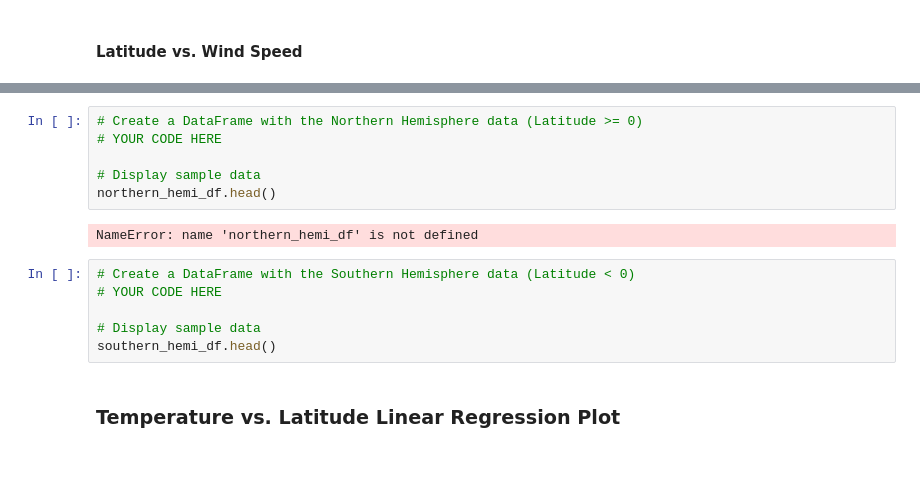
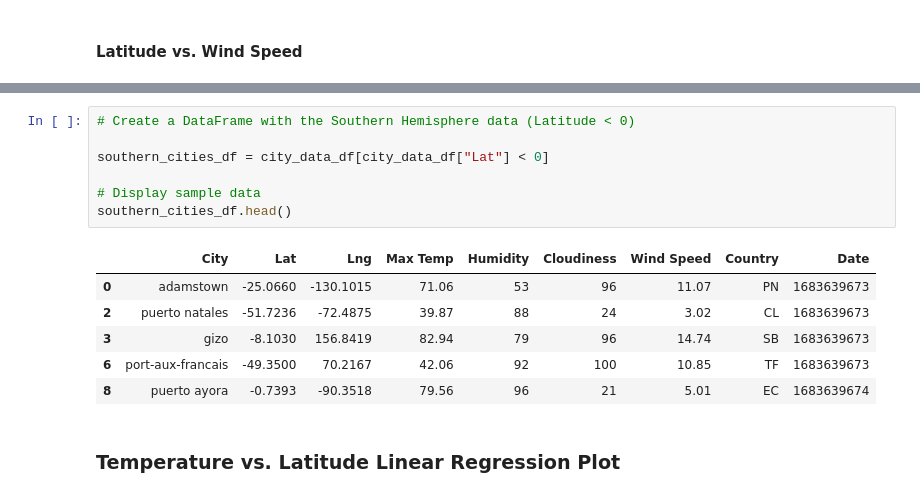
Before and after one commit to greberr09/python_api_challenge, a Jupyter notebook: WeatherPy/WeatherPy.ipynb, the cells around one changed output, grey strips where cells are left out. Saved outputs shown, nothing was run; the diff lists cells and outputs as text; blank space fills up the shorter version.

```diff
--- a/WeatherPy/WeatherPy.ipynb
+++ b/WeatherPy/WeatherPy.ipynb
@@ -394,17 +418,17 @@ plt.show()
 # %%
-# Create a DataFrame with the Northern Hemisphere data (Latitude >= 0)
-# YOUR CODE HERE
+# Create a DataFrame with the Southern Hemisphere data (Latitude < 0)
+
+southern_cities_df = city_data_df[city_data_df["Lat"] < 0]
 
 # Display sample data
-northern_hemi_df.head()
+southern_cities_df.head()
 # %% [output]
-NameError: name 'northern_hemi_df' is not defined
+|  | City | Lat | Lng | Max Temp | Humidity | Cloudiness | Wind Speed | Country | Date |
+| 0 | adamstown | -25.0660 | -130.1015 | 71.06 | 53 | 96 | 11.07 | PN | 1683639673 |
+| 2 | puerto natales | -51.7236 | -72.4875 | 39.87 | 88 | 24 | 3.02 | CL | 1683639673 |
+| 3 | gizo | -8.1030 | 156.8419 | 82.94 | 79 | 96 | 14.74 | SB | 1683639673 |
+| 6 | port-aux-francais | -49.3500 | 70.2167 | 42.06 | 92 | 100 | 10.85 | TF | 1683639673 |
+| 8 | puerto ayora | -0.7393 | -90.3518 | 79.56 | 96 | 21 | 5.01 | EC | 1683639674 |
-# %%
-# Create a DataFrame with the Southern Hemisphere data (Latitude < 0)
-# YOUR CODE HERE
-
-# Display sample data
-southern_hemi_df.head()
 # %% [markdown]
 ###  Temperature vs. Latitude Linear Regression Plot
 # %%
```
Also changed, not shown: parts of 15 cells of this notebook.
